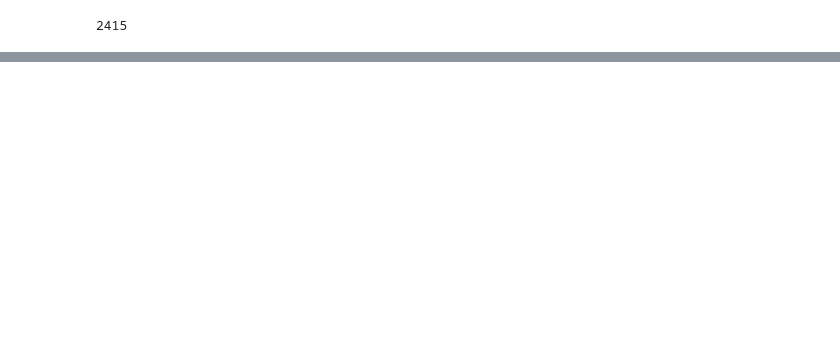
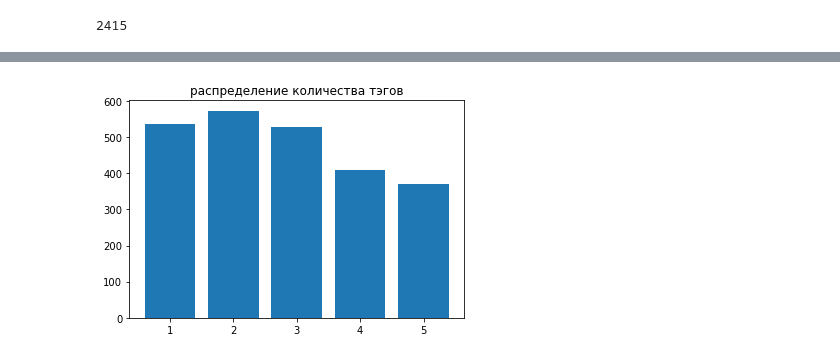
Before and after one commit to MikeLepekhin/habr_topic_classification, a Jupyter notebook: print_statistic.ipynb, the cells around one changed output, grey strips where cells are left out. Cells and saved outputs as stored; diff of their text form; code cells hidden in the pictures; blank space fills up the shorter version.

```diff
--- a/print_statistic.ipynb
+++ b/print_statistic.ipynb
@@ -66,0 +78,12 @@ sorted([(count, hub) for hub, count in count_by_hub.items()], reverse=True)[:20]
+# %%
+cnt = Counter(hubs_cnt)
+hubs_groups = cnt.items()
+
+labels = [x[0] for x in hubs_groups]
+values = [x[1] for x in hubs_groups]
+
+plt.bar(labels, values)
+plt.title("распределение количества тэгов")
+print()
+# %% [output]
+[figure, added]
```
Also changed, not shown: parts of 9 cells of this notebook, 1 other file.
